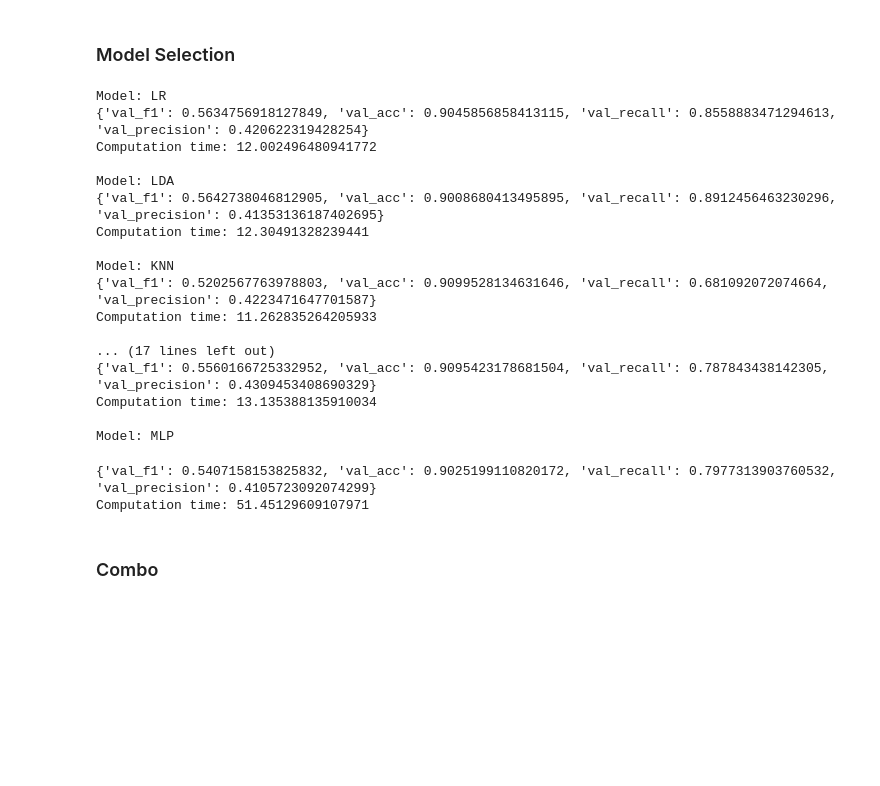
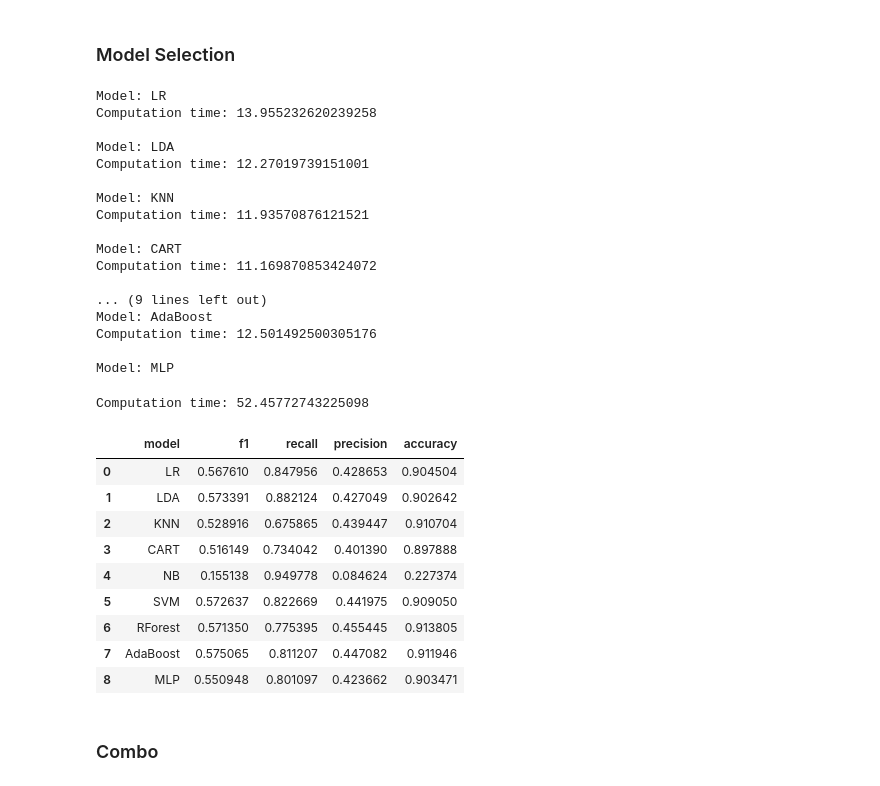
Before and after one commit to victoRambaud/credit_prediction, a Jupyter notebook: credit_prediction.ipynb, the cells around one changed output. Cells and saved outputs as stored; diff of their text form; code cells hidden in the pictures; blank space fills up the shorter version.

```diff
--- a/credit_prediction.ipynb
+++ b/credit_prediction.ipynb
@@ -360,34 +391,53 @@ models = [
 ]
 # %%
 sampler = AllKNN()
+
+column_names = ["model", "f1", "recall", "precision", "accuracy"]
+scores = pd.DataFrame(columns = column_names)
 
 for model_name, model in models:
     t1 = time.time()
     print(f"Model: {model_name}")
-    print(pipeline(model, sampler = sampler))
+    results = pipeline(model, sampler = sampler)
+    score_dict = {
+        "model": model_name
+    }
+    score_dict.update(results)
+    scores = scores.append(score_dict, ignore_index=True)
     t2 = time.time()
     print(f"Computation time: {t2 - t1}")
     print()
+
+scores
 # %% [output]
 Model: LR
-{'val_f1': 0.5634756918127849, 'val_acc': 0.9045856858413115, 'val_recall': 0.8558883471294613, 'val_precision': 0.420622319428254}
-Computation time: 12.002496480941772
+Computation time: 13.955232620239258
 
 Model: LDA
-{'val_f1': 0.5642738046812905, 'val_acc': 0.9008680413495895, 'val_recall': 0.8912456463230296, 'val_precision': 0.41353136187402695}
-Computation time: 12.30491328239441
+Computation time: 12.27019739151001
 
 Model: KNN
-{'val_f1': 0.5202567763978803, 'val_acc': 0.9099528134631646, 'val_recall': 0.681092072074664, 'val_precision': 0.4223471647701587}
-Computation time: 11.262835264205933
+Computation time: 11.93570876121521
 
-... (17 lines left out)
-{'val_f1': 0.5560166725332952, 'val_acc': 0.9095423178681504, 'val_recall': 0.787843438142305, 'val_precision': 0.4309453408690329}
-Computation time: 13.135388135910034
+Model: CART
+Computation time: 11.169870853424072
+
+... (9 lines left out)
+Model: AdaBoost
+Computation time: 12.501492500305176
 
 Model: MLP
-{'val_f1': 0.5407158153825832, 'val_acc': 0.9025199110820172, 'val_recall': 0.7977313903760532, 'val_precision': 0.4105723092074299}
-Computation time: 51.45129609107971
+Computation time: 52.45772743225098
+|  | model | f1 | recall | precision | accuracy |
+| 0 | LR | 0.567610 | 0.847956 | 0.428653 | 0.904504 |
+| 1 | LDA | 0.573391 | 0.882124 | 0.427049 | 0.902642 |
+| 2 | KNN | 0.528916 | 0.675865 | 0.439447 | 0.910704 |
+| 3 | CART | 0.516149 | 0.734042 | 0.401390 | 0.897888 |
+| 4 | NB | 0.155138 | 0.949778 | 0.084624 | 0.227374 |
+| 5 | SVM | 0.572637 | 0.822669 | 0.441975 | 0.909050 |
+| 6 | RForest | 0.571350 | 0.775395 | 0.455445 | 0.913805 |
+| 7 | AdaBoost | 0.575065 | 0.811207 | 0.447082 | 0.911946 |
+| 8 | MLP | 0.550948 | 0.801097 | 0.423662 | 0.903471 |
 # %% [markdown]
 ### Combo
 # %%
```
Also changed, not shown: parts of 6 cells of this notebook.
